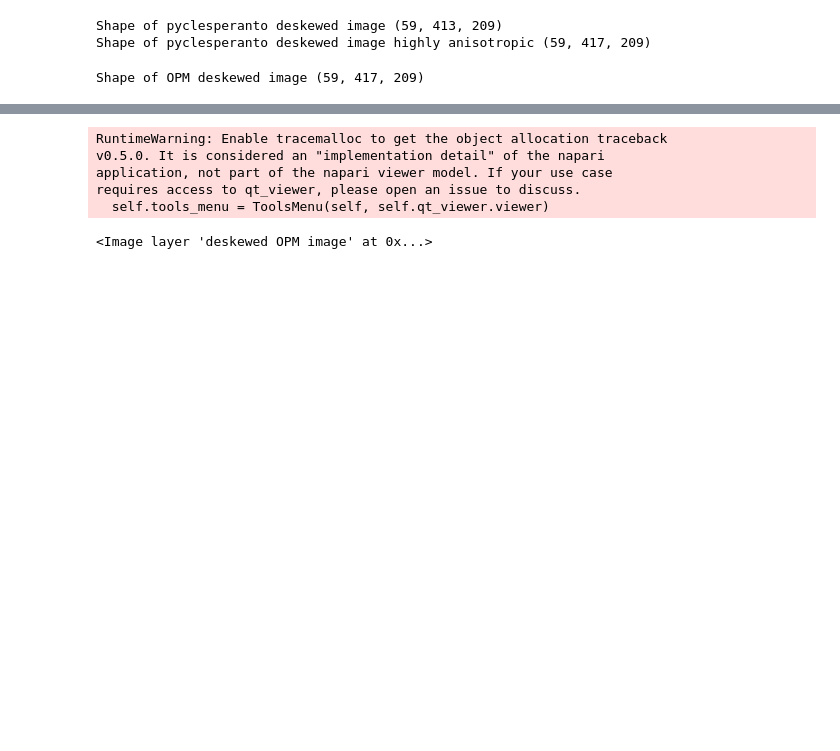
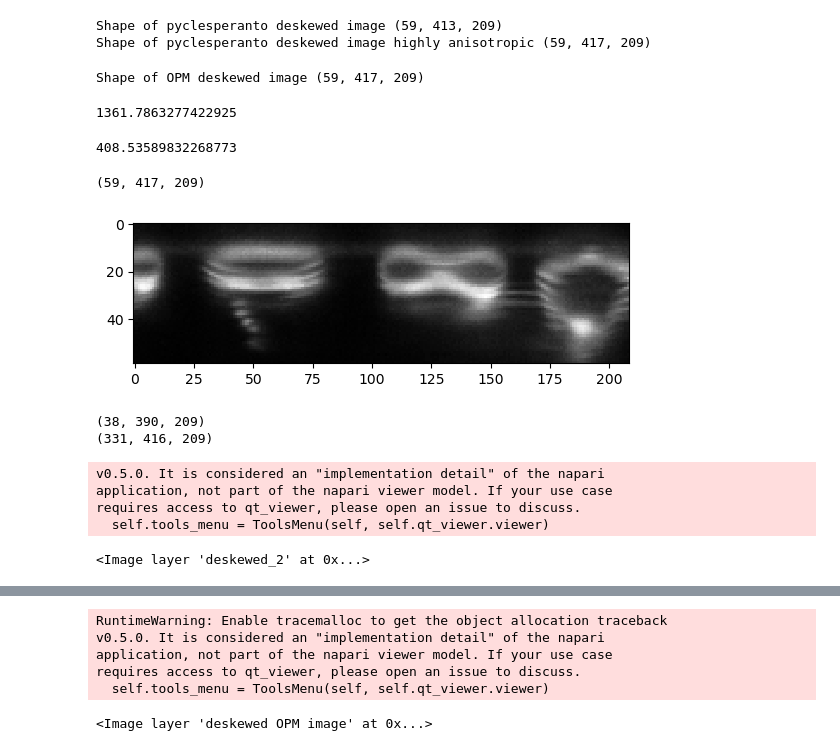
Before and after one commit to BioimageAnalysisCoreWEHI/napari_lattice, a Jupyter notebook: notebooks/deskew_artefact_opm_comparison.ipynb, the cells around one changed output, grey strips where cells are left out. Cells and saved outputs as stored; diff of their text form; code cells hidden in the pictures; blank space fills up the shorter version.

```diff
--- a/notebooks/deskew_artefact_opm_comparison.ipynb
+++ b/notebooks/deskew_artefact_opm_comparison.ipynb
@@ -164,0 +245,80 @@ Shape of OPM deskewed image (59, 417, 209)
+# %%
+virtual_plane/0.3
+# %% [output]
+1361.7863277422925
+# %%
+y - z/tantheta
+# %% [output]
+408.53589832268773
+# %%
+import math
+#Defining Deskewing
+scale_factor = 1 #Scale factor is used in clesperanto if we want to scale the images in case they don't fit in memory
+
+#initialise a transform
+deskew_transform =cle.AffineTransform3D()
+#Shear
+shear_factor = math.sin((90 - deskewing_angle_in_degrees) * math.pi / 180.0) * (voxel_size_z_anisotropic/voxel_size_y_in_microns)
+deskew_transform._matrix[1, 2] = shear_factor
+#Scale
+new_dz = math.sin(deskewing_angle_in_degrees * math.pi / 180.0) * voxel_size_z_anisotropic
+scale_factor_z = (new_dz / voxel_size_y_in_microns) * scale_factor
+deskew_transform.scale(scale_x=scale_factor, scale_y=scale_factor, scale_z=scale_factor_z)
+#Rotate deskewing angle
+deskew_transform.rotate(angle_in_degrees = 0 - deskewing_angle_in_degrees, axis=0)
+
+deskewed = cle.affine_transform(source= image_anisotropic,transform = deskew_transform,auto_size=True,linear_interpolation=True)
+print(deskewed.shape)
+# %% [output]
+(59, 417, 209)
+# %%
+cle.imshow(deskewed[:,200])
+# %% [output]
+[figure, added]
+# %%
+import math
+#Defining Deskewing
+scale_factor = 1 #Scale factor is used in clesperanto if we want to scale the images in case they don't fit in memory
+
+
+#initialise a transform
+deskew_transform_1 =cle.AffineTransform3D()
+
+
+#Shear
+shear_factor = math.sin((90 - deskewing_angle_in_degrees) * math.pi / 180.0) * (voxel_size_z_anisotropic/voxel_size_y_in_microns)
+deskew_transform_1._matrix[1, 2] = shear_factor
+
+
+deskewed_1 = cle.affine_transform(source= image_anisotropic,transform = deskew_transform_1,auto_size=True,linear_interpolation=True)
+
+print(deskewed_1.shape)
+
+
+
+deskew_transform_2 = cle.AffineTransform3D()
+
+#Scale to be isotropic
+new_dz = math.sin(deskewing_angle_in_degrees * math.pi / 180.0) * voxel_size_z_anisotropic
+scale_factor_z = (new_dz / voxel_size_y_in_microns) * scale_factor
+deskew_transform_2.scale(scale_x=scale_factor, scale_y=scale_factor, scale_z=scale_factor_z)
+
+#Rotate deskewing angle
+deskew_transform_2.rotate(angle_in_degrees = 0 - deskewing_angle_in_degrees, axis=0)
+
+deskewed_2 = cle.affine_transform(source= deskewed_1,transform = deskew_transform_2,auto_size=True,linear_interpolation=True)
+print(deskewed_2.shape)
+# %% [output]
+(38, 390, 209)
+(331, 416, 209)
+# %%
+import napari
+
+viewer = napari.Viewer()
+viewer.add_image(deskewed_2)
+# %% [output]
+v0.5.0. It is considered an "implementation detail" of the napari
+application, not part of the napari viewer model. If your use case
+requires access to qt_viewer, please open an issue to discuss.
+  self.tools_menu = ToolsMenu(self, self.qt_viewer.viewer)
+<Image layer 'deskewed_2' at 0x...>
```
Also changed, not shown: parts of 10 cells of this notebook, 3 other files.
